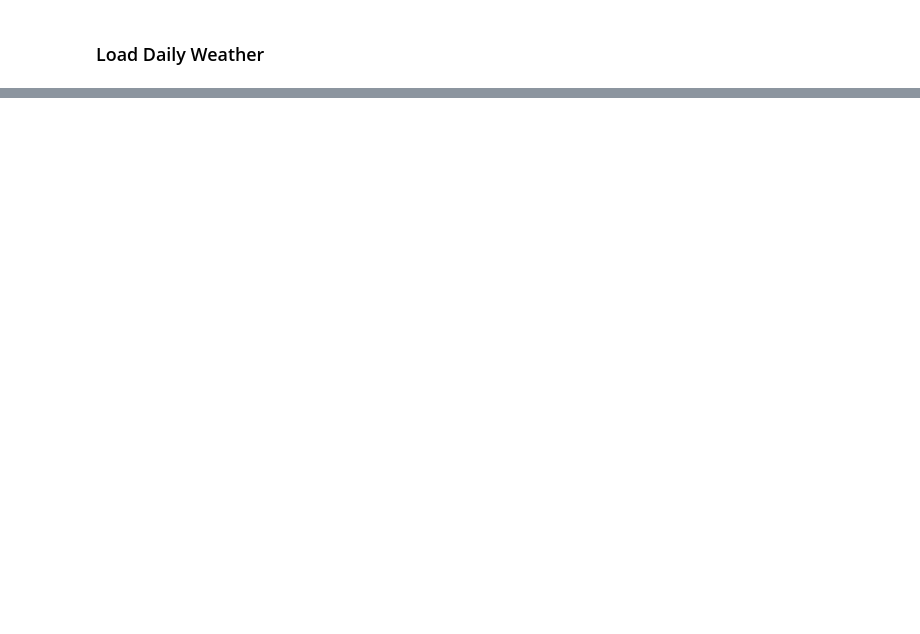
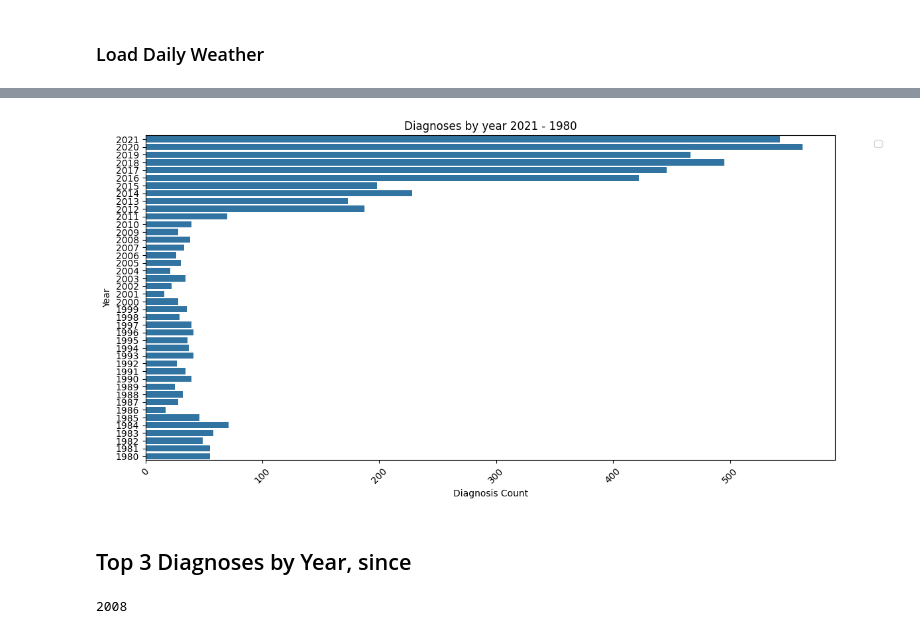
Before and after one commit to joseph-higaki/patient_conditions_weather, a Jupyter notebook: notebooks/eda_top_conditions.ipynb, the cells around one changed output, grey strips where cells are left out. Cells and saved outputs as stored; diff of their text form; code cells hidden in the pictures; blank space fills up the shorter version.

```diff
--- a/notebooks/eda_top_conditions.ipynb
+++ b/notebooks/eda_top_conditions.ipynb
@@ -187,0 +480,16 @@ Error: Unable to cast Python instance of type <class 'numpy.ndarray'> to C++ typ
+# %%
+query = f"""
+with ranked_conditions as (
+    select
+    extract('year' from diagnosis_date) as diagnosis_year,
+    count(1) as count
+    from diagnoses_with_weather
+    group by extract('year' from diagnosis_date)
+)
+select *
+from ranked_conditions
+where 1=1
+order by diagnosis_year desc
+"""
+diagnoses_by_year = con.execute(query).fetchdf()
+diagnoses_by_year
@@ -187,0 +514,25 @@ Error: Unable to cast Python instance of type <class 'numpy.ndarray'> to C++ typ
+# %%
+diagnoses_by_year['diagnosis_year'] = pd.Categorical(
+    diagnoses_by_year['diagnosis_year'],
+    categories=sorted(diagnoses_by_year['diagnosis_year'].unique(), reverse=True),
+    ordered=True
+)
+
+
+barplot(
+        data=diagnoses_by_year,
+        sort_by_column='diagnosis_year',
+        sort_by_ascending=False,
+
+        x_column_name='count',
+        y_column_name='diagnosis_year',
+        hue=None,
+        title=f"Diagnoses by year {diagnoses_by_year['diagnosis_year'].min()} - {diagnoses_by_year['diagnosis_year'].max()}",
+
+        xlabel='Diagnosis Count',
+        ylabel='Year',
+        legend_title='',
+        horizontal=True
+    )
+# %% [output]
+[figure, added]
@@ -187,0 +541,6 @@ Error: Unable to cast Python instance of type <class 'numpy.ndarray'> to C++ typ
+# %% [markdown]
+## Top 3 Diagnoses by Year, since
+# %%
+start_year_plot
+# %% [output]
+2008
```
Also changed, not shown: parts of 55 cells of this notebook, 15 other files.
